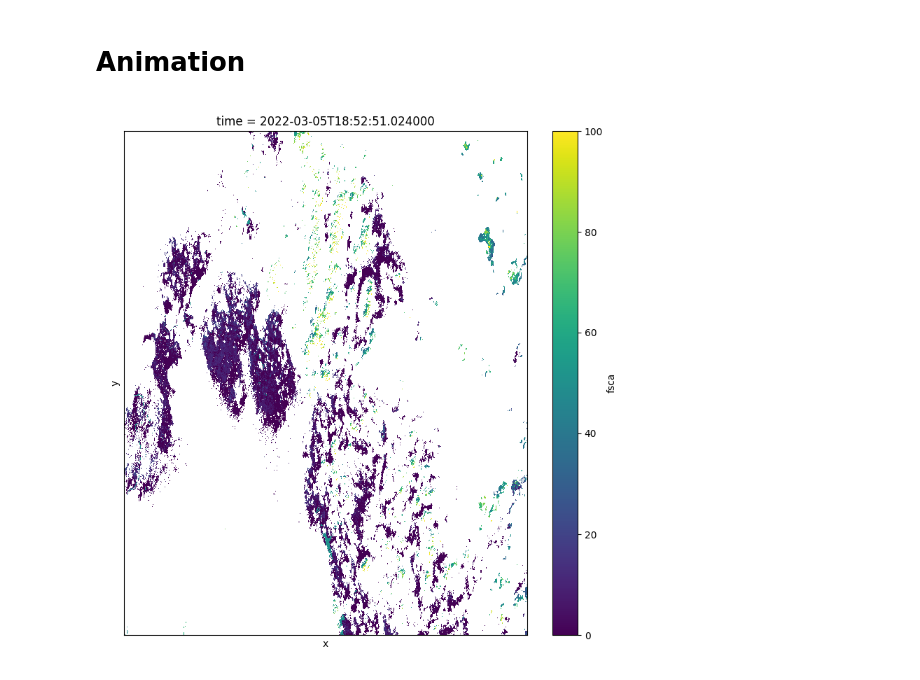
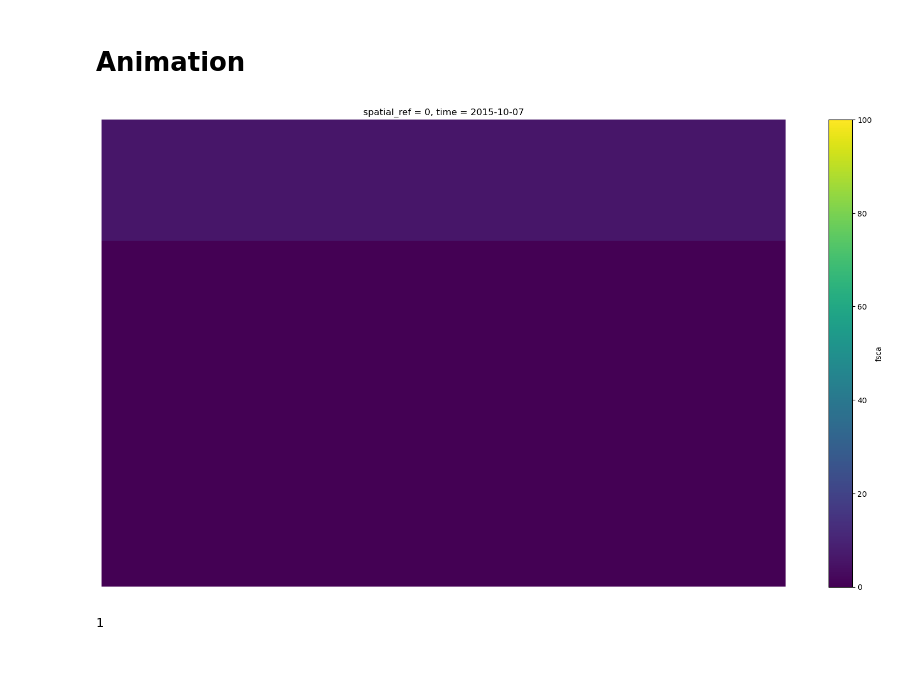
Before and after one commit to edwardbair/SpiPy, a Jupyter notebook: examples/animations.ipynb, the cells around one changed output. Saved outputs shown, nothing was run; the diff lists cells and outputs as text; code cells hidden in the pictures.

```diff
--- a/examples/animations.ipynb
+++ b/examples/animations.ipynb
@@ -10,8 +9,8 @@ import pyproj
 import matplotlib.pyplot as plt
 from matplotlib.animation import FuncAnimation
 # %%
-region = 'LBNL'
-zarr_store = f'/tablespace/sentinel2/{region}_results.zarr'
+region = 'UCSB'
+zarr_store = f'/data/sentinel2/zarrs_v3/{region}_final.zarr'
 ds = xarray.open_zarr(zarr_store)
 # %%
 ds = ds.sortby('time')
@@ -23,4 +19,2 @@ ds_shaprend = xarray.open_zarr(zarr_store)
-# %%
-ds['fsca'] = ds['fsca'].where(ds_shaprend['CLD']<0.4)
 # %%
 variable = 'fsca'
@@ -35,18 +52,19 @@ im = ds[variable].isel(time=5).plot.imshow(ax=ax, add_colorbar=True, xticks=[],
 # %% [markdown]
 # Animation
 # %%
-fig, ax = plt.subplots(figsize=(8, 8), dpi=100)
-margin = 0.05
-fig.subplots_adjust(left=margin, right=1-margin, top=1-margin, bottom=margin)
+fig, ax = plt.subplots(figsize=(16, 9), dpi=100)
 
-im = ds[variable].isel(time=0).plot.imshow(ax=ax, add_colorbar=True, xticks=[], yticks=[])
+im = ds[variable].isel(time=0).plot.imshow(ax=ax, add_colorbar=True, vmin=0, vmax=100)
 
 def update(frame):
-    ax.clear()
-    im = ds[variable].isel(time=frame).plot.imshow(ax=ax, add_colorbar=False, xticks=[], yticks=[])
+    im = ds[variable].isel(time=frame).plot.imshow(ax=ax, add_colorbar=False, vmin=0, vmax=100)
+    ax.set_aspect('equal')
+    ax.axis('off')
+    return [im]
 
 anim = FuncAnimation(fig, update, frames=len(ds.time), interval=200, blit=True, repeat=True)
+fig.tight_layout()
 plt.show()
 # %% [output]
-[figure, old version]
+[figure, new version]
 # %%
@@ -55,2 +73,6 @@ anim.save(f'{region}_{variable}.mp4', fps=5, extra_args=['-vcodec', 'libx264'])
 # %%
 plt.close()
+# %%
+1
+# %% [output]
+1
```
Also changed, not shown: parts of 5 cells of this notebook, 45 other files.
